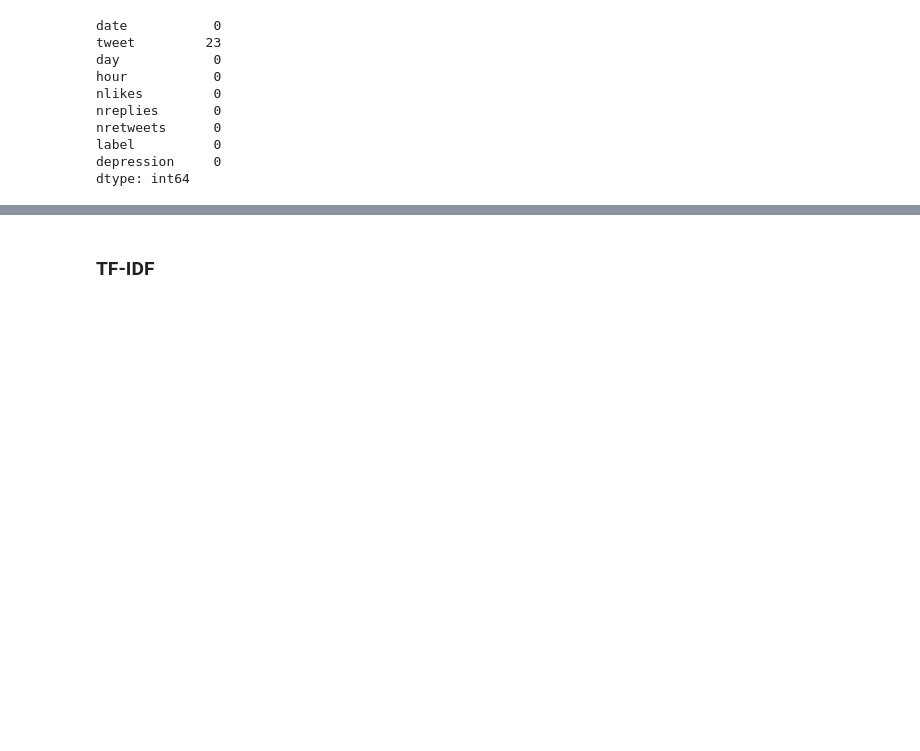
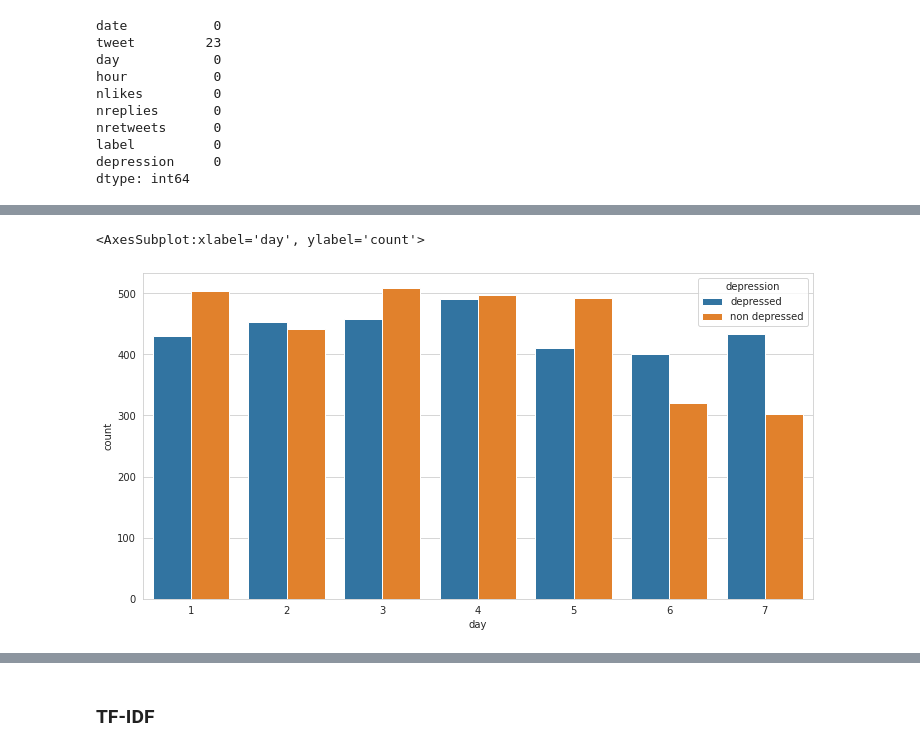
Before and after one commit to Almadam1/Tweet-Classification, a Jupyter notebook: twitter-depression-classification.ipynb, the cells around one changed output, grey strips where cells are left out. Cells and saved outputs as stored; diff of their text form; code cells hidden in the pictures; blank space fills up the shorter version.

```diff
--- a/twitter-depression-classification.ipynb
+++ b/twitter-depression-classification.ipynb
@@ -109,0 +123,7 @@ df3.dropna(inplace=True)
+# %%
+# visualize depression by day of the week
+plt.figure(figsize=(12,6))
+sns.countplot(x='day', data=df3, hue='depression')
+# %% [output]
+<AxesSubplot:xlabel='day', ylabel='count'>
+[figure, added]
```
Also changed, not shown: parts of 22 cells of this notebook.
